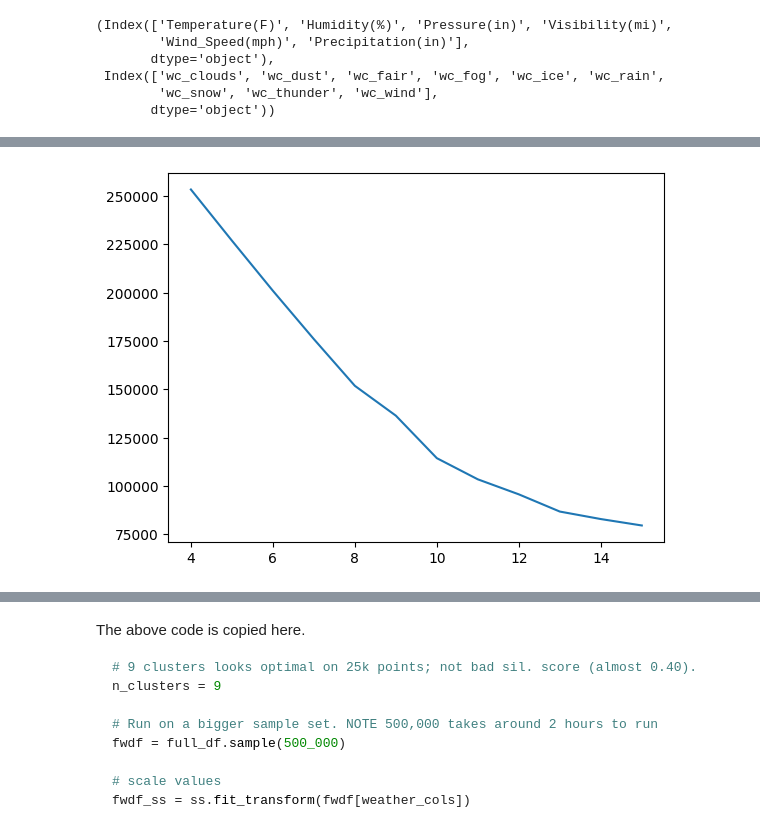
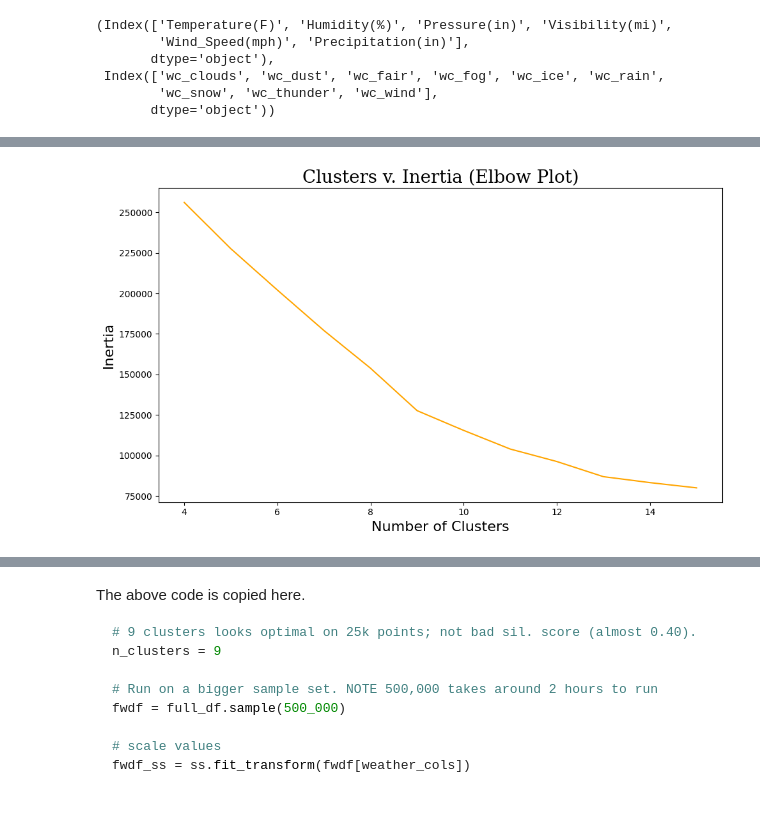
Before and after one commit to wabeg/traffic-severity-prediction, a Jupyter notebook: code/Clustering-and-PCA.ipynb, the cells around one changed output, grey strips where cells are left out. Drawn from its saved outputs; the diff is of its cells as text; code cells hidden in the pictures.

Commit message:
updated clustering and nn notebooks

````diff
--- a/code/Clustering-and-PCA.ipynb
+++ b/code/Clustering-and-PCA.ipynb
@@ -37,6 +38,11 @@ import time
 # %%
 # set random seed in case forgot to do a random state further down
 np.random.seed(42)
+# %%
+# For plot images
+IMGDIR = '../images/'
+with open('styles.json', 'r') as f:
+    PLOT_STYLES = json.loads(f.read())
 # %%
 # Import cleaned data
 full_df = pd.read_csv('../data/ohe_data.csv')
@@ -52,7 +58,7 @@ full_df = full_df.replace({True: 1, False: 0})
 # %%
 # make a dataframe with just the relevant columns
 # we will not be using the full date column nor the latitude/longitude columns
-full_df = full_df.drop(columns=['Start_Time', 'Start_Lat', 'Start_Lng'])
+full_df = full_df.drop(columns=['Start_Time', 'Start_Lat', 'Start_Lng', 'day'])
 # %% [markdown]
 ---
 
@@ -123,2 +170,7 @@ Below are the results on one run of the above code
 ```
 The results show the inertia and silhouette scores for various number of clusters. The idea was to hone in on an approximate cluster count and then narrow down with more fine-grained review.
+# %%
+# tests start at 10, so (index + 1) * 10 is number of clusters with high score
+sil_scores = list(zip(*scores))[2]
+high_score_ix = np.argmax(sil_scores)
+high_score_ix, max(sil_scores), (high_score_ix + 1) * 10
@@ -203,18 +350,18 @@ wdf_ss = ss.fit_transform(weather_df)
 %%time
 
 # These scores are copied from a previous model fitting of the below code
-scores = [[4, 253435.86349235586],
- [5, 227000.30757286923],
- [6, 201059.32102120644],
- [7, 176043.03827801807],
- [8, 151888.03454678232],
- [9, 136457.53270021203],
- [10, 114467.75122527726],
- [11, 103522.68528644994],
- [12, 95757.00598265158],
- [13, 86854.06054690281],
- [14, 82979.80691853483],
- [15, 79657.12332267921]]
+scores = [[4, 256072.04579303213],
+ [5, 227554.2376321967],
+ [6, 202065.96235178213],
+ [7, 177094.1785625173],
+ [8, 153850.87448911023],
+ [9, 127702.21587324908],
+ [10, 115516.70349251636],
+ [11, 104038.67743540397],
+ [12, 96337.40040246959],
+ [13, 87004.20764643188],
+ [14, 83332.56488990947],
+ [15, 80106.3672782928]]
 
 # NOTE the below takes about 5 minutes to run.
 # Uncomment to run or see below for previous results
@@ -267,9 +414,16 @@ Wall time: 1min 18s
 # %%
 # make elbow plot
 nclusters, inertias = list(zip(*scores))
-plt.plot(nclusters, inertias);
+
+fig, ax = plt.subplots(figsize=(10,6))
+ax.plot(nclusters, inertias, color='orange')
+ax.set_title("Clusters v. Inertia (Elbow Plot)", fontdict=PLOT_STYLES['title'])
+ax.set_xlabel("Number of Clusters", fontdict=PLOT_STYLES['axis-label'])
+ax.set_ylabel("Inertia", fontdict=PLOT_STYLES['axis-label'])
+plt.tight_layout();
+plt.savefig(IMGDIR + 'clustering-kmeans_elbow_plot.png')
 # %% [output]
-[figure, old version]
+[figure, new version]
 # %%
 %%time
 # NOTE the below takes around 2 hours to run. Summary of results is below.
````
Also changed, not shown: parts of 31 cells of this notebook, 1 other file.
